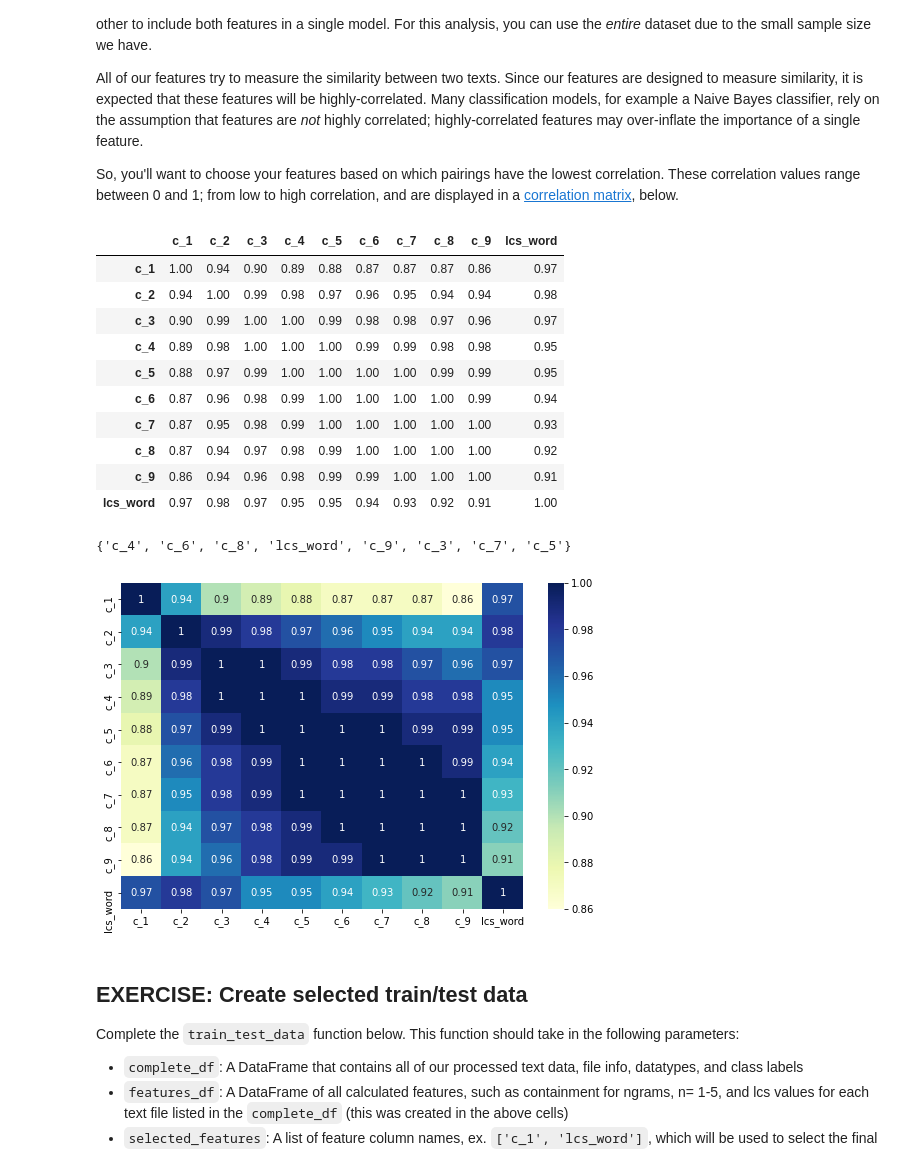
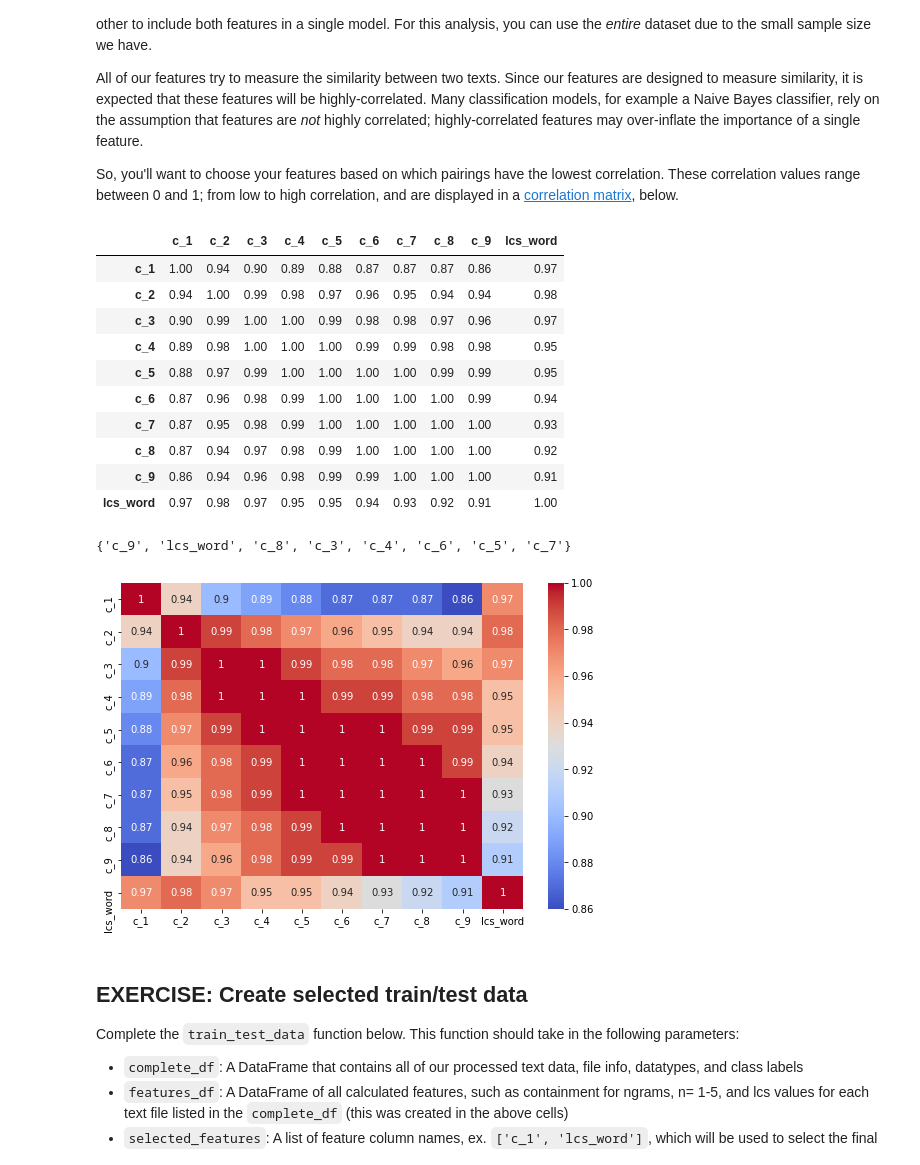
Before and after one commit to justinbellucci/ML-Sagemaker-Studies, a Jupyter notebook: Project_Plagiarism_Detection/2_Plagiarism_Feature_Engineering.ipynb, the cells around one changed output. Cells and saved outputs as stored; diff of their text form; code cells hidden in the pictures.

```diff
--- a/Project_Plagiarism_Detection/2_Plagiarism_Feature_Engineering.ipynb
+++ b/Project_Plagiarism_Detection/2_Plagiarism_Feature_Engineering.ipynb
@@ -884,13 +884,13 @@ def correlation(corr_matrix, threshold):
     feature_set = set()
     for i in range(len(corr_matrix.columns)):
         for j in range(i):
-            if corr_matrix.iloc[i,j] > threshold:
+            if corr_matrix.iloc[i,j] < threshold:
                 colname = corr_matrix.columns[i]
                 feature_set.add(colname)
 
     return feature_set
 
-features = correlation(corr_matrix, 0.97)
+features = correlation(corr_matrix, 0.94)
 print(features)
 # %% [output]
 |  | c_1 | c_2 | c_3 | c_4 | c_5 | c_6 | c_7 | c_8 | c_9 | lcs_word |
@@ -904,17 +904,17 @@ print(features)
 | c_8 | 0.87 | 0.94 | 0.97 | 0.98 | 0.99 | 1.00 | 1.00 | 1.00 | 1.00 | 0.92 |
 | c_9 | 0.86 | 0.94 | 0.96 | 0.98 | 0.99 | 0.99 | 1.00 | 1.00 | 1.00 | 0.91 |
 | lcs_word | 0.97 | 0.98 | 0.97 | 0.95 | 0.95 | 0.94 | 0.93 | 0.92 | 0.91 | 1.00 |
-{'c_4', 'c_6', 'c_8', 'lcs_word', 'c_9', 'c_3', 'c_7', 'c_5'}
+{'c_9', 'lcs_word', 'c_8', 'c_3', 'c_4', 'c_6', 'c_5', 'c_7'}
 # %%
 import matplotlib.pyplot as plt
 import seaborn as sns
 from sklearn.feature_selection import SelectKBest
 
 fig, ax = plt.subplots(figsize=(9,6))
-sns.heatmap(corr_matrix, annot=True, ax=ax, cmap="YlGnBu")
+sns.heatmap(corr_matrix, annot=True, ax=ax, cmap="coolwarm")
 plt.show()
 # %% [output]
-[figure, old version]
+[figure, new version]
 # %% [markdown]
 ## EXERCISE: Create selected train/test data
 
```
Also changed, not shown: parts of 3 cells of this notebook.
